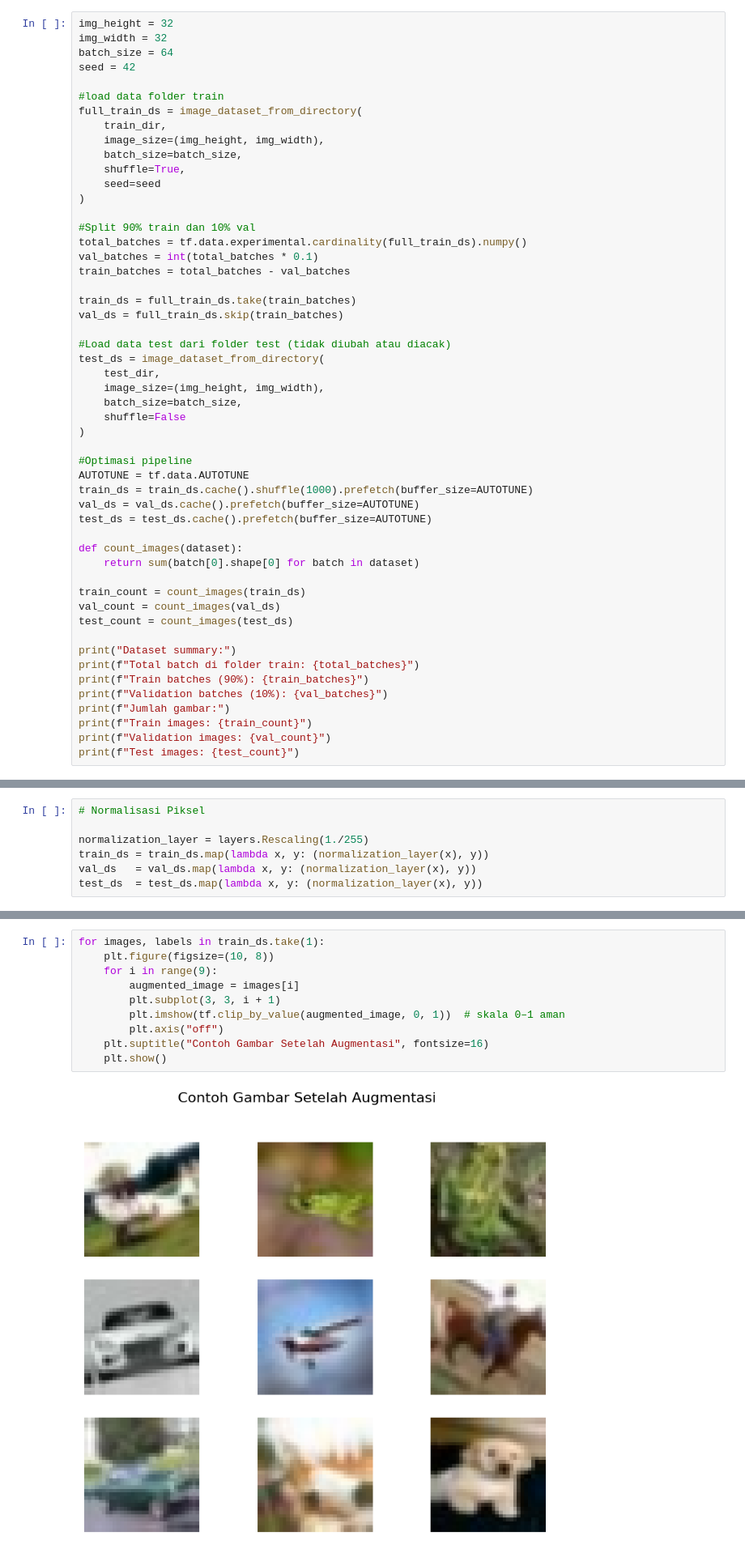
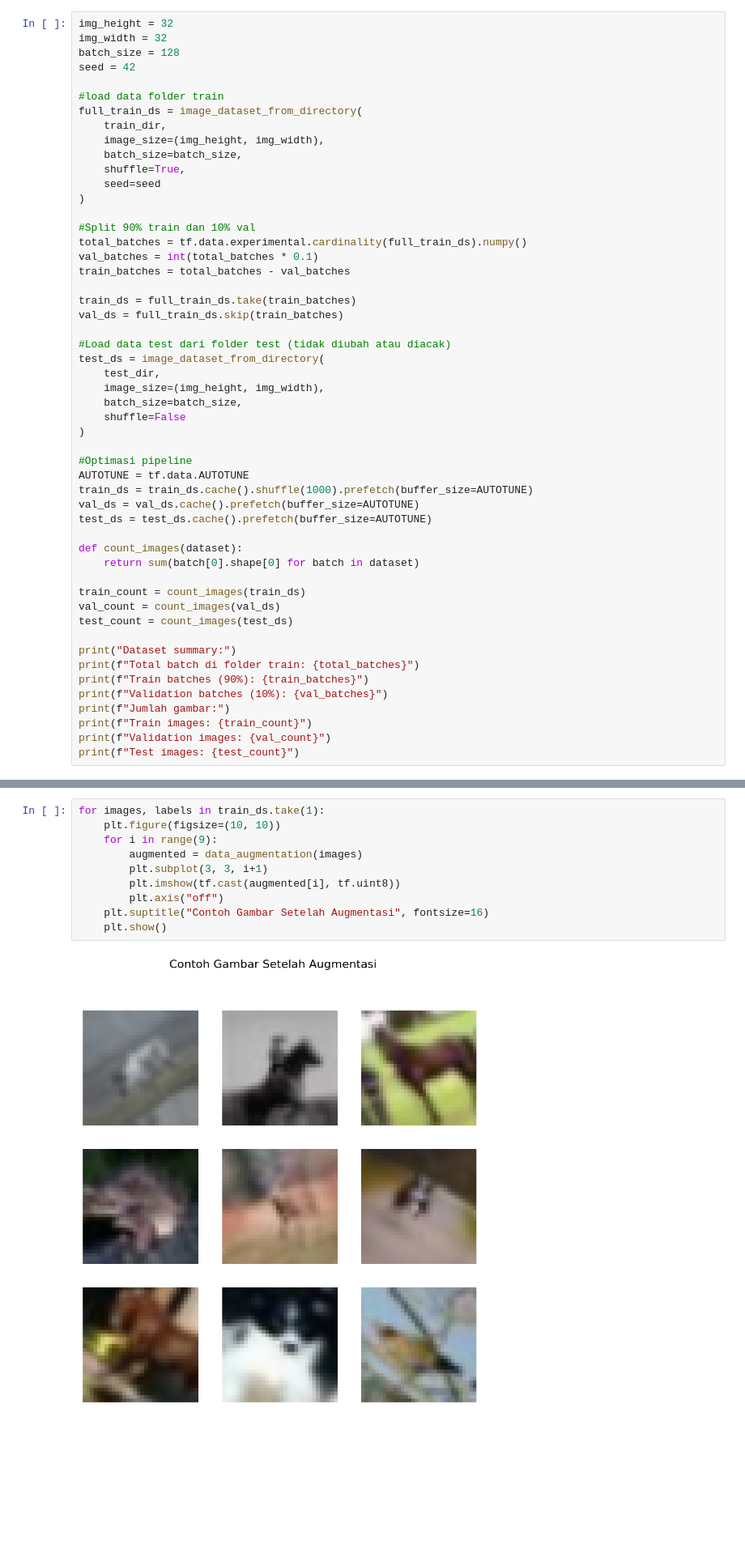
Before and after one commit to retnnoo/ResNet101_CIFAKE_Classification, a Jupyter notebook: resnet101-cifake-classification.ipynb, the cells around one changed output, grey strips where cells are left out. Shown: that part at 81% size. Drawn from its saved outputs; the diff is of its cells as text; blank space fills up the shorter version.

Commit message:
tanpa normalisasi dan pake arsitrktur dasar

```diff
--- a/resnet101-cifake-classification.ipynb
+++ b/resnet101-cifake-classification.ipynb
@@ -56,7 +56,7 @@ show_examples(test_dir, "Test Dataset Samples")
 # %%
 img_height = 32
 img_width = 32
-batch_size = 64
+batch_size = 128
 seed = 42
 
 #load data folder train
@@ -119,11 +119,4 @@ Validation images: 9952
 Test images: 20000
-# %%
-# Normalisasi Piksel
-
-normalization_layer = layers.Rescaling(1./255)
-train_ds = train_ds.map(lambda x, y: (normalization_layer(x), y))
-val_ds   = val_ds.map(lambda x, y: (normalization_layer(x), y))
-test_ds  = test_ds.map(lambda x, y: (normalization_layer(x), y))
 # %%
 # Augmentasi Data (Train Saja)
 data_augmentation = tf.keras.Sequential([
@@ -135,16 +128,16 @@ data_augmentation = tf.keras.Sequential([
 train_ds = train_ds.map(lambda x, y: (data_augmentation(x, training=True), y))
 # %%
 for images, labels in train_ds.take(1):
-    plt.figure(figsize=(10, 8))
+    plt.figure(figsize=(10, 10))
     for i in range(9):
-        augmented_image = images[i]
-        plt.subplot(3, 3, i + 1)
-        plt.imshow(tf.clip_by_value(augmented_image, 0, 1))  # skala 0–1 aman
+        augmented = data_augmentation(images)
+        plt.subplot(3, 3, i+1)
+        plt.imshow(tf.cast(augmented[i], tf.uint8))
         plt.axis("off")
     plt.suptitle("Contoh Gambar Setelah Augmentasi", fontsize=16)
     plt.show()
 # %% [output]
-[figure, old version]
+[figure, new version]
 # %%
 import tensorflow as tf
 from tensorflow.keras import layers, regularizers
```
Also changed, not shown: parts of 8 cells of this notebook.
